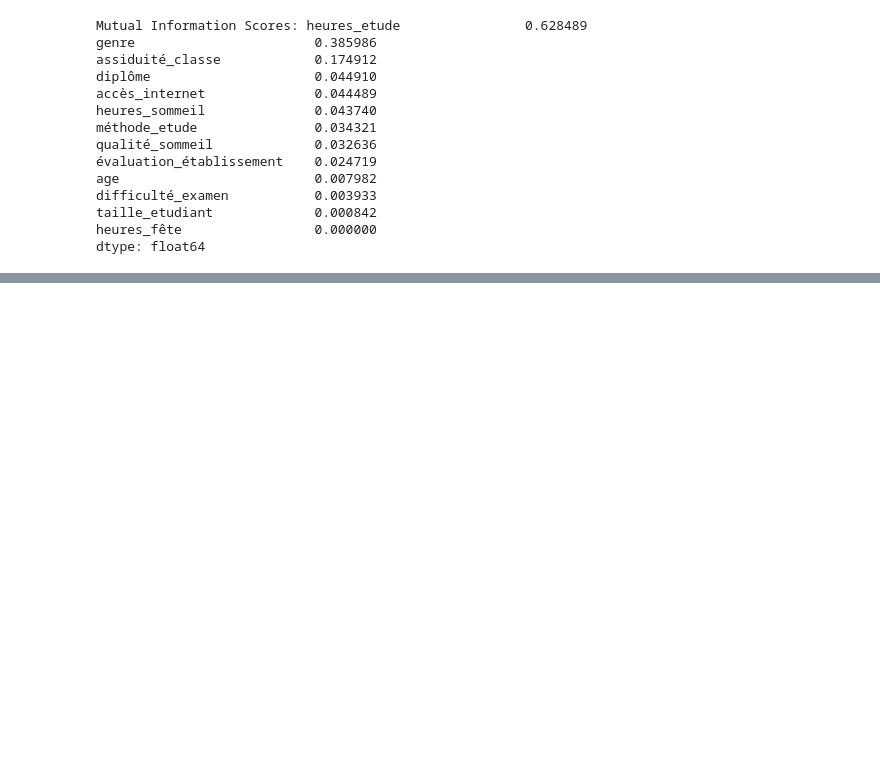
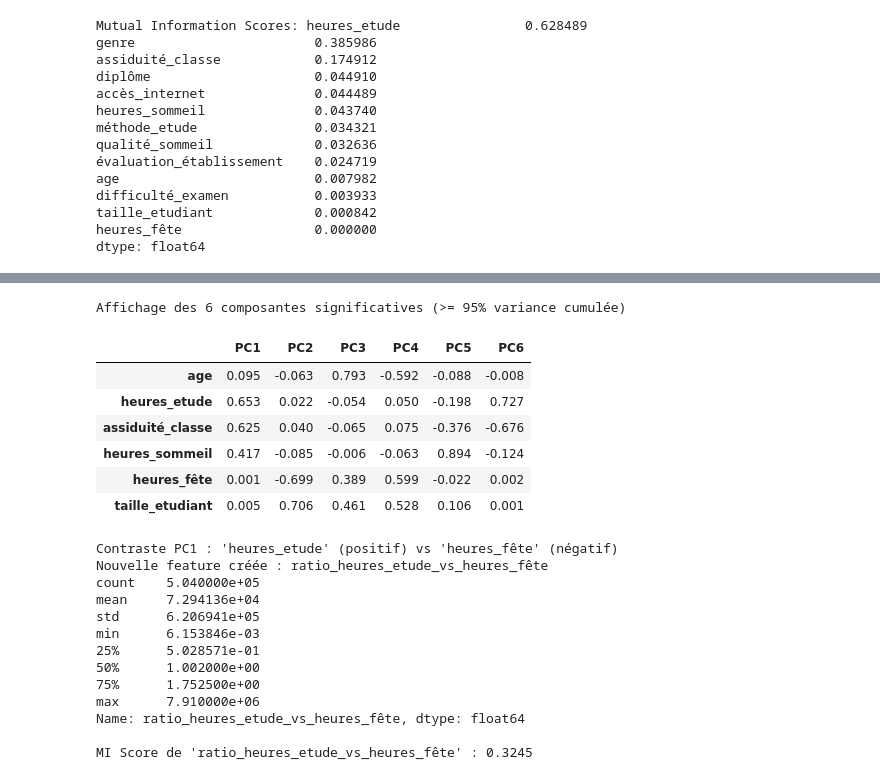
Before and after one commit to 21242NS/AILabs_2025_2026, a Jupyter notebook: Projet/Model1.ipynb, the cells around one changed output, grey strips where cells are left out. Drawn from its saved outputs; the diff is of its cells as text; code cells hidden in the pictures; blank space fills up the shorter version.

```diff
--- a/Projet/Model1.ipynb
+++ b/Projet/Model1.ipynb
@@ -169,0 +190,65 @@ plt.show()
+# %%
+# --- 3. Analyse des loadings et feature engineering ---
+
+# feature_names est défini dans la cellule PCA (uniquement les colonnes numériques)
+loadings = pd.DataFrame(
+    pca_full.components_.T,
+    columns=component_names,
+    index=feature_names
+)
+
+# Sélectionner uniquement les composantes qui atteignent 95% de variance cumulée.
+# Hardcoder à 4 était arbitraire et cachait des composantes potentiellement
+# informatives révélées par les MI scores ci-dessus.
+cumvar = np.cumsum(pca_full.explained_variance_ratio_)
+n_sig = int(np.searchsorted(cumvar, 0.95)) + 1
+n_sig = min(n_sig, len(component_names))
+
+print(f"Affichage des {n_sig} composantes significatives (>= 95% variance cumulée)")
+display(
+    loadings.iloc[:, :n_sig]
+    .style.background_gradient(cmap="coolwarm", axis=None)
+    .format("{:.3f}")
+)
+
+# Identifier le contraste dominant dans PC1 (feature la plus positive vs la plus négative)
+pc1_loadings = loadings["PC1"].sort_values()
+top_negative = pc1_loadings.head(1).index[0]
+top_positive = pc1_loadings.tail(1).index[0]
+
+print(f"\nContraste PC1 : '{top_positive}' (positif) vs '{top_negative}' (négatif)")
+
+# Créer une feature ratio inspirée du contraste PC1
+ratio_col = f"ratio_{top_positive}_vs_{top_negative}"
+X_mi[ratio_col] = X_mi[top_positive] / (X_mi[top_negative].abs() + 1e-6)
+
+print(f"Nouvelle feature créée : {ratio_col}")
+print(X_mi[ratio_col].describe())
+
+# Vérifier l'utilité de cette feature avec MI
+mi_ratio = mutual_info_regression(
+    X_mi[[ratio_col]], y_train, discrete_features=False, random_state=0
+)
+print(f"\nMI Score de '{ratio_col}' : {mi_ratio[0]:.4f}")
+# %% [output]
+Affichage des 6 composantes significatives (>= 95% variance cumulée)
+|  | PC1 | PC2 | PC3 | PC4 | PC5 | PC6 |
+| age | 0.095 | -0.063 | 0.793 | -0.592 | -0.088 | -0.008 |
+| heures_etude | 0.653 | 0.022 | -0.054 | 0.050 | -0.198 | 0.727 |
+| assiduité_classe | 0.625 | 0.040 | -0.065 | 0.075 | -0.376 | -0.676 |
+| heures_sommeil | 0.417 | -0.085 | -0.006 | -0.063 | 0.894 | -0.124 |
+| heures_fête | 0.001 | -0.699 | 0.389 | 0.599 | -0.022 | 0.002 |
+| taille_etudiant | 0.005 | 0.706 | 0.461 | 0.528 | 0.106 | 0.001 |
+Contraste PC1 : 'heures_etude' (positif) vs 'heures_fête' (négatif)
+Nouvelle feature créée : ratio_heures_etude_vs_heures_fête
+count    5.040000e+05
+mean     7.294136e+04
+std      6.206941e+05
+min      6.153846e-03
+25%      5.028571e-01
+50%      1.002000e+00
+75%      1.752500e+00
+max      7.910000e+06
+Name: ratio_heures_etude_vs_heures_fête, dtype: float64
+
+MI Score de 'ratio_heures_etude_vs_heures_fête' : 0.3245
```
Also changed, not shown: parts of 5 cells of this notebook.
